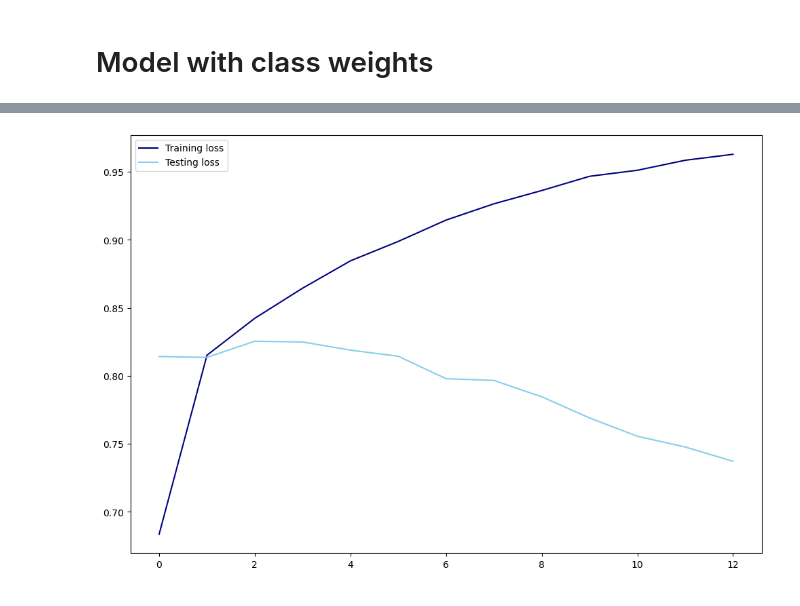
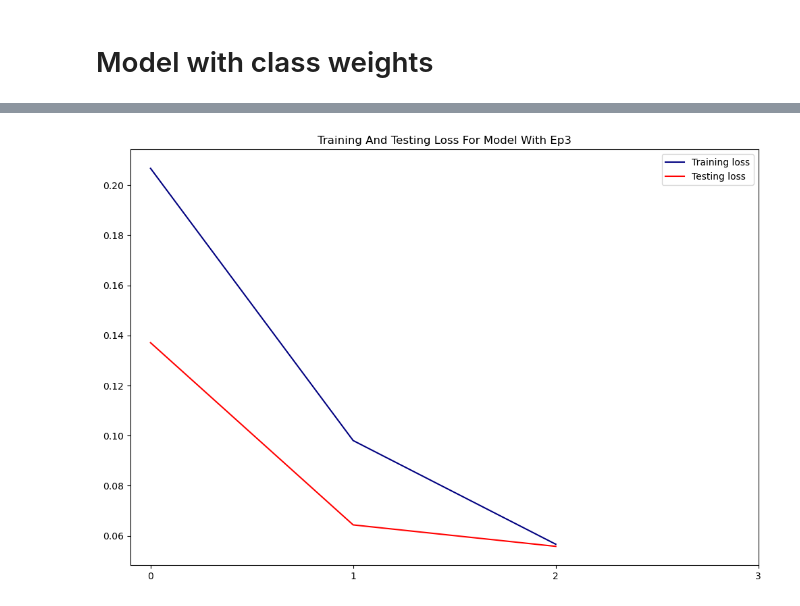
Before and after one commit to bryangyc/Toxic_comments_classification, a Jupyter notebook: code/model1.ipynb, the cells around one changed output, grey strips where cells are left out. Cells and saved outputs as stored; diff of their text form; code cells hidden in the pictures.

```diff
--- a/code/model1.ipynb
+++ b/code/model1.ipynb
@@ -656 +611,3 @@ dict_keys(['loss', 'tp', 'fp', 'tn', 'fn', 'accuracy', 'precision', 'recall', 'a
+# %%
+history_dict = json.load(open("../nn_models/saved_history_1024", 'r'))
 # %%
@@ -760,0 +835,2 @@ Epoch 100/100
+# %%
+history_class_weights = json.load(open("../nn_models/saved_history_class_weights", 'r'))
@@ -761 +930,3 @@ Epoch 100/100
+# %%
+history_stop = json.load(open("../nn_models/saved_history_ep2", 'r'))
 # %%
@@ -780,3 +941,0 @@ early_stopping = tf.keras.callbacks.EarlyStopping(
-# %%
-EPOCHS = 100
-history_stop = model.fit(vectorized_X_train, y_train, epochs=EPOCHS, validation_data=(vectorized_X_test, y_test), batch_size=32, verbose=1, class_weight=class_weights, callbacks=[early_stopping])
@@ -805,10 +942,14 @@ model.save(os.path.join('model1_saved_file', 'model_with_early_stopping.h5'))
 # %%
-train_loss = history_stop.history['prc']
-test_loss = history_stop.history['val_prc']
+train_loss = history_stop['loss']
+test_loss = history_stop['val_loss']
 
 plt.figure(figsize=(12, 8))
 plt.plot(train_loss, label='Training loss', color='navy')
-plt.plot(test_loss, label='Testing loss', color='skyblue')
-plt.legend();
+plt.plot(test_loss, label='Testing loss', color='red')
+plt.title('Training and Testing Loss for model with ep3'.title())
+plt.legend()
+plt.xticks(range(0, 4, 1))
+plt.savefig('../charts/baseline_model_ep3_loss.png', bbox_inches='tight')
+plt.show()
 # %% [output]
-[figure, old version]
+[figure, new version]
```
Also changed, not shown: parts of 127 cells of this notebook, 29 other files.
